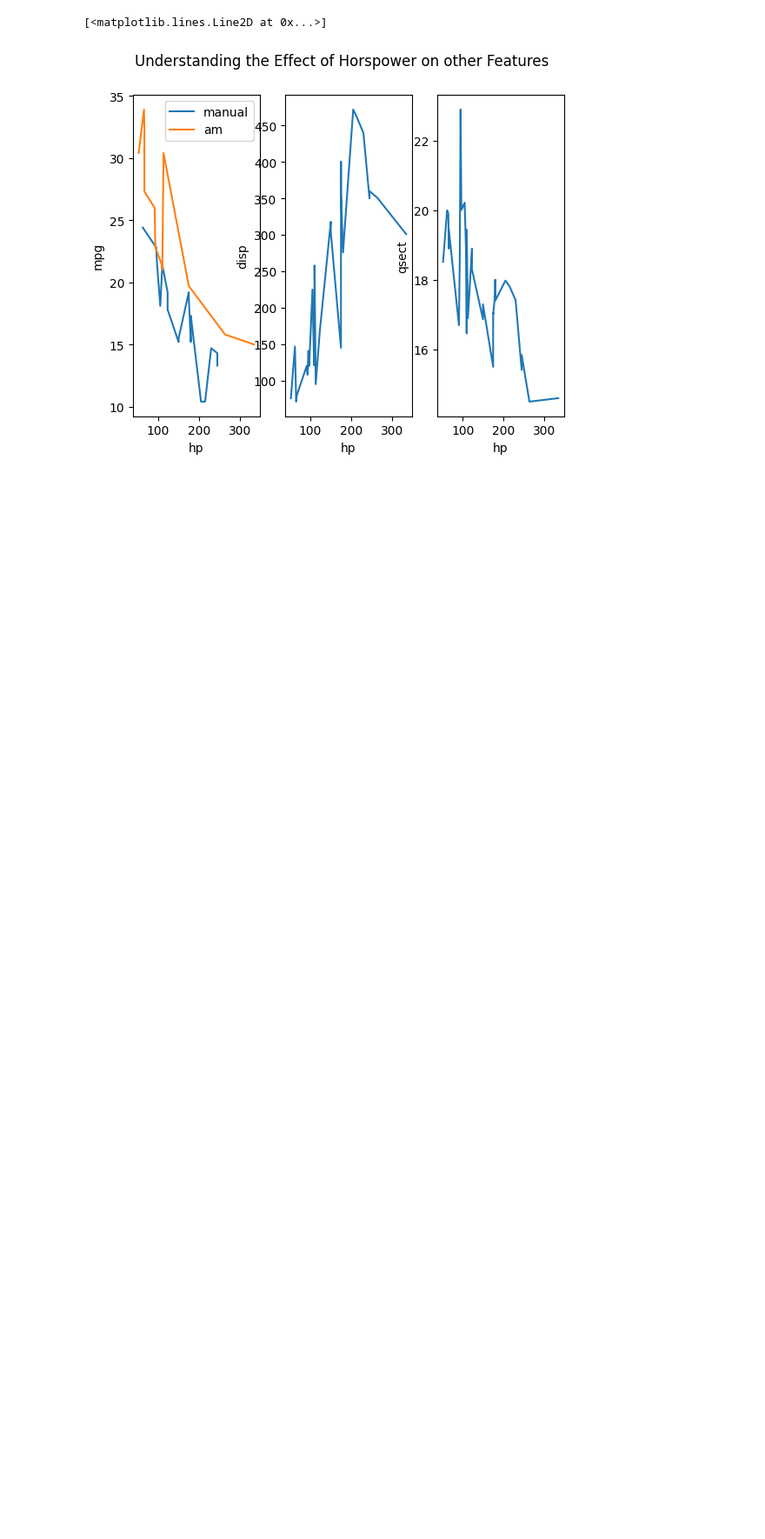
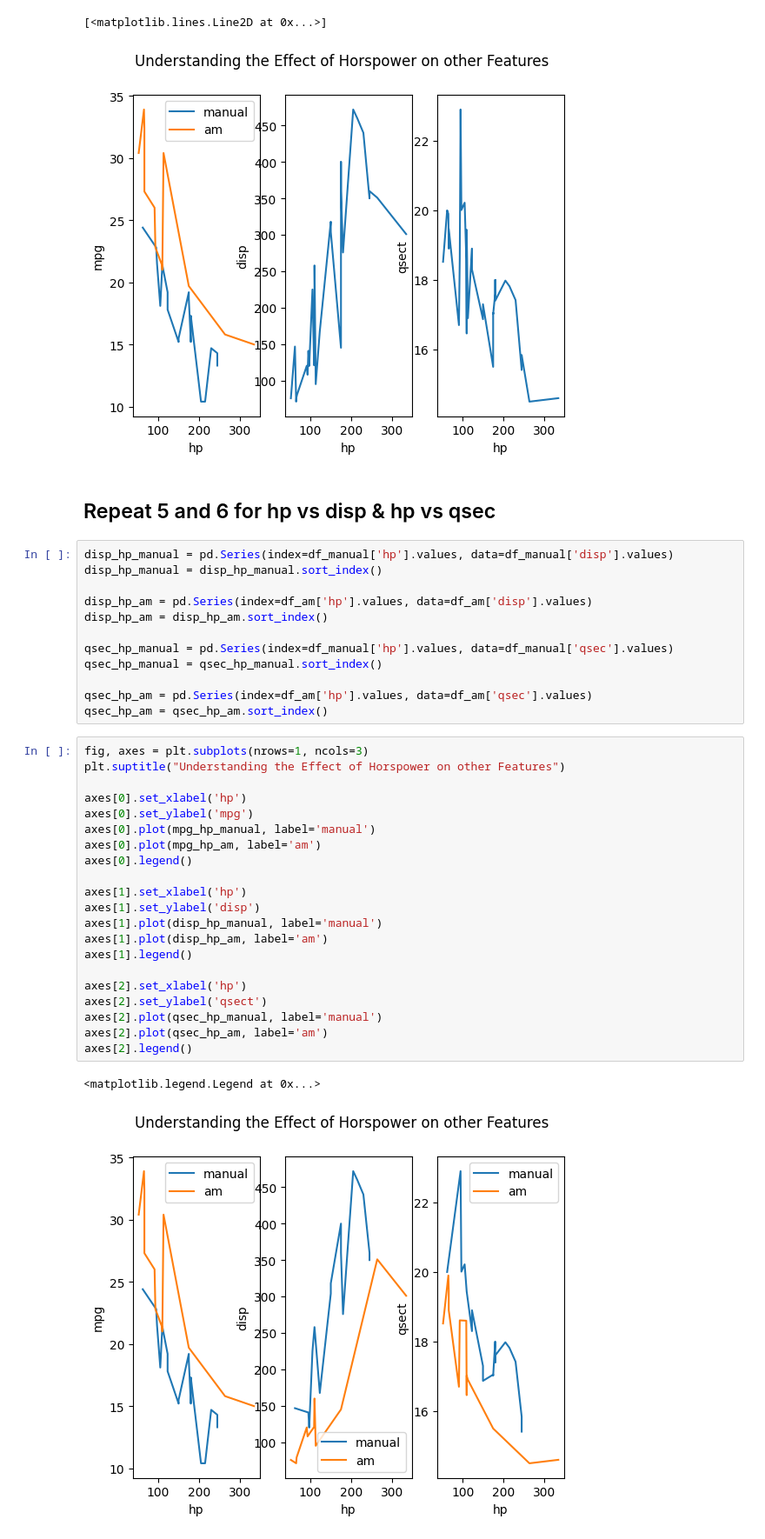
Before and after one commit to JiagengDing/SDPA, a Jupyter notebook: week8/Tutorial 8A_Sheet.ipynb, the cells around one changed output. Shown at 87% size. Drawn from its saved outputs; the diff is of its cells as text; blank space fills up the shorter version.

Commit message:
repeat for qsec & disp

```diff
--- a/week8/Tutorial 8A_Sheet.ipynb
+++ b/week8/Tutorial 8A_Sheet.ipynb
@@ -152,3 +152,41 @@ axes[2].plot(qsec_hp)
 # %% [output]
 [<matplotlib.lines.Line2D at 0x...>]
 [figure]
+# %% [markdown]
+## Repeat 5 and 6 for hp vs disp & hp vs qsec
+# %%
+disp_hp_manual = pd.Series(index=df_manual['hp'].values, data=df_manual['disp'].values)
+disp_hp_manual = disp_hp_manual.sort_index()
+
+disp_hp_am = pd.Series(index=df_am['hp'].values, data=df_am['disp'].values)
+disp_hp_am = disp_hp_am.sort_index()
+
+qsec_hp_manual = pd.Series(index=df_manual['hp'].values, data=df_manual['qsec'].values)
+qsec_hp_manual = qsec_hp_manual.sort_index()
+
+qsec_hp_am = pd.Series(index=df_am['hp'].values, data=df_am['qsec'].values)
+qsec_hp_am = qsec_hp_am.sort_index()
+# %%
+fig, axes = plt.subplots(nrows=1, ncols=3)
+plt.suptitle("Understanding the Effect of Horspower on other Features")
+
+axes[0].set_xlabel('hp')
+axes[0].set_ylabel('mpg')
+axes[0].plot(mpg_hp_manual, label='manual')
+axes[0].plot(mpg_hp_am, label='am')
+axes[0].legend()
+
+axes[1].set_xlabel('hp')
+axes[1].set_ylabel('disp')
+axes[1].plot(disp_hp_manual, label='manual')
+axes[1].plot(disp_hp_am, label='am')
+axes[1].legend()
+
+axes[2].set_xlabel('hp')
+axes[2].set_ylabel('qsect')
+axes[2].plot(qsec_hp_manual, label='manual')
+axes[2].plot(qsec_hp_am, label='am')
+axes[2].legend()
+# %% [output]
+<matplotlib.legend.Legend at 0x...>
+[figure, added]
```
